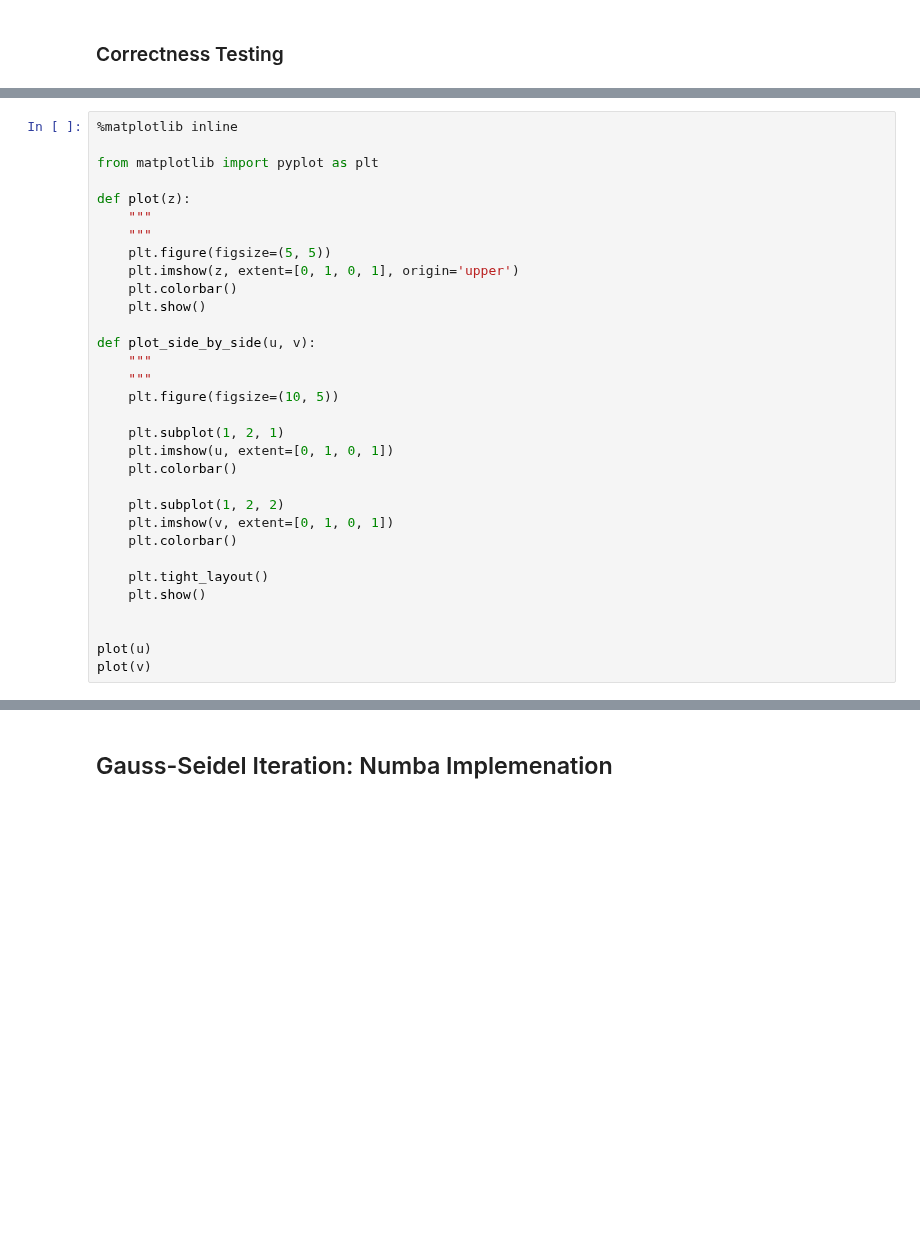
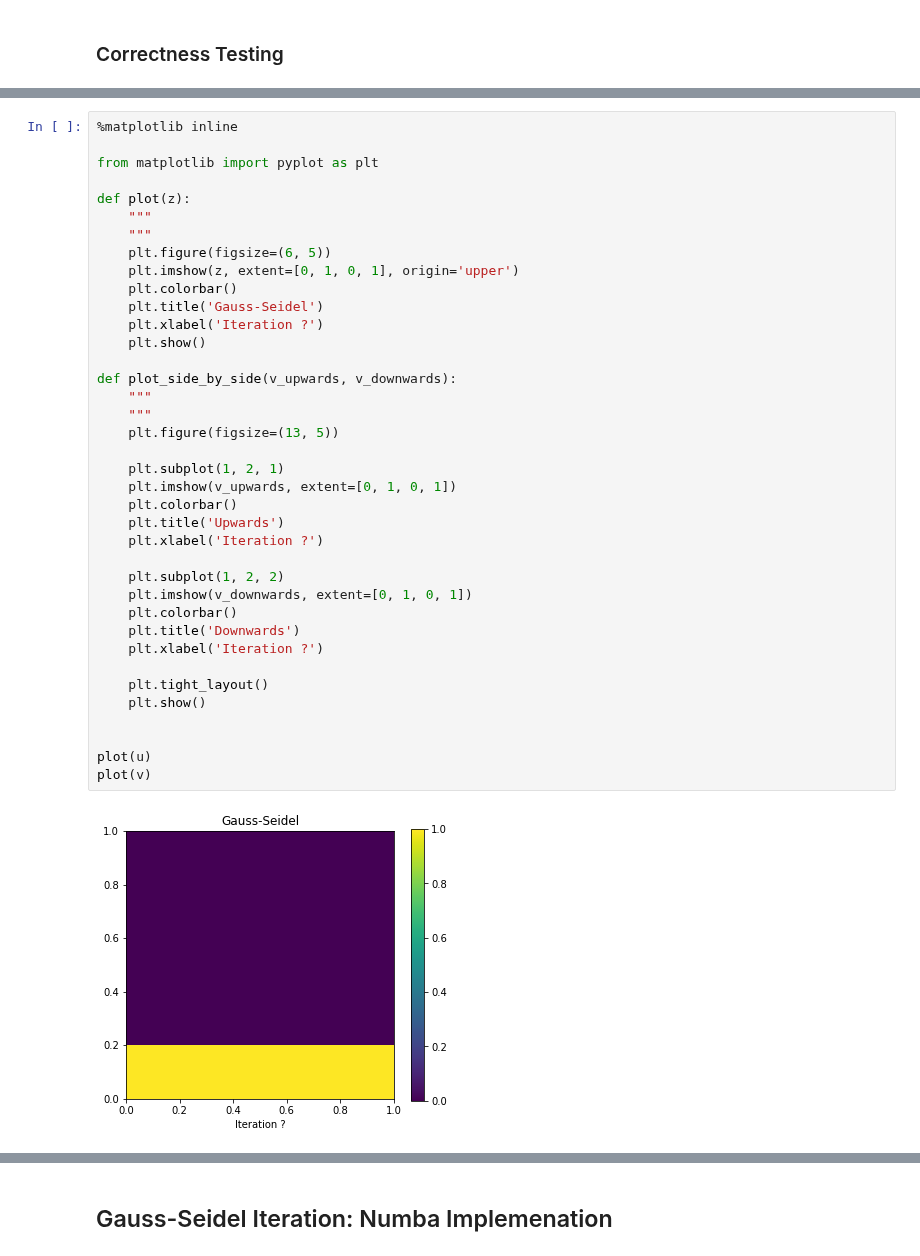
Before and after one commit to johnduffymsc/PHAS0102, a Jupyter notebook: assignment-3.ipynb, the cells around one changed output, grey strips where cells are left out. Saved outputs shown, nothing was run; the diff lists cells and outputs as text; blank space fills up the shorter version.

```diff
--- a/assignment-3.ipynb
+++ b/assignment-3.ipynb
@@ -179,32 +190,40 @@ print(v)
 # %%
 %matplotlib inline
 
 from matplotlib import pyplot as plt
 
 def plot(z):
     """
     """
-    plt.figure(figsize=(5, 5))
+    plt.figure(figsize=(6, 5))
     plt.imshow(z, extent=[0, 1, 0, 1], origin='upper')
     plt.colorbar()
+    plt.title('Gauss-Seidel')
+    plt.xlabel('Iteration ?')
     plt.show()
 
-def plot_side_by_side(u, v):
+def plot_side_by_side(v_upwards, v_downwards):
     """
     """
-    plt.figure(figsize=(10, 5))
+    plt.figure(figsize=(13, 5))
 
     plt.subplot(1, 2, 1)
-    plt.imshow(u, extent=[0, 1, 0, 1])
+    plt.imshow(v_upwards, extent=[0, 1, 0, 1])
     plt.colorbar()
+    plt.title('Upwards')
+    plt.xlabel('Iteration ?')
 
     plt.subplot(1, 2, 2)
-    plt.imshow(v, extent=[0, 1, 0, 1])
+    plt.imshow(v_downwards, extent=[0, 1, 0, 1])
     plt.colorbar()
+    plt.title('Downwards')
+    plt.xlabel('Iteration ?')
 
     plt.tight_layout()
     plt.show()
 
 
 plot(u)
 plot(v)
+# %% [output]
+[figure, added]
```
Also changed, not shown: parts of 6 cells of this notebook.
